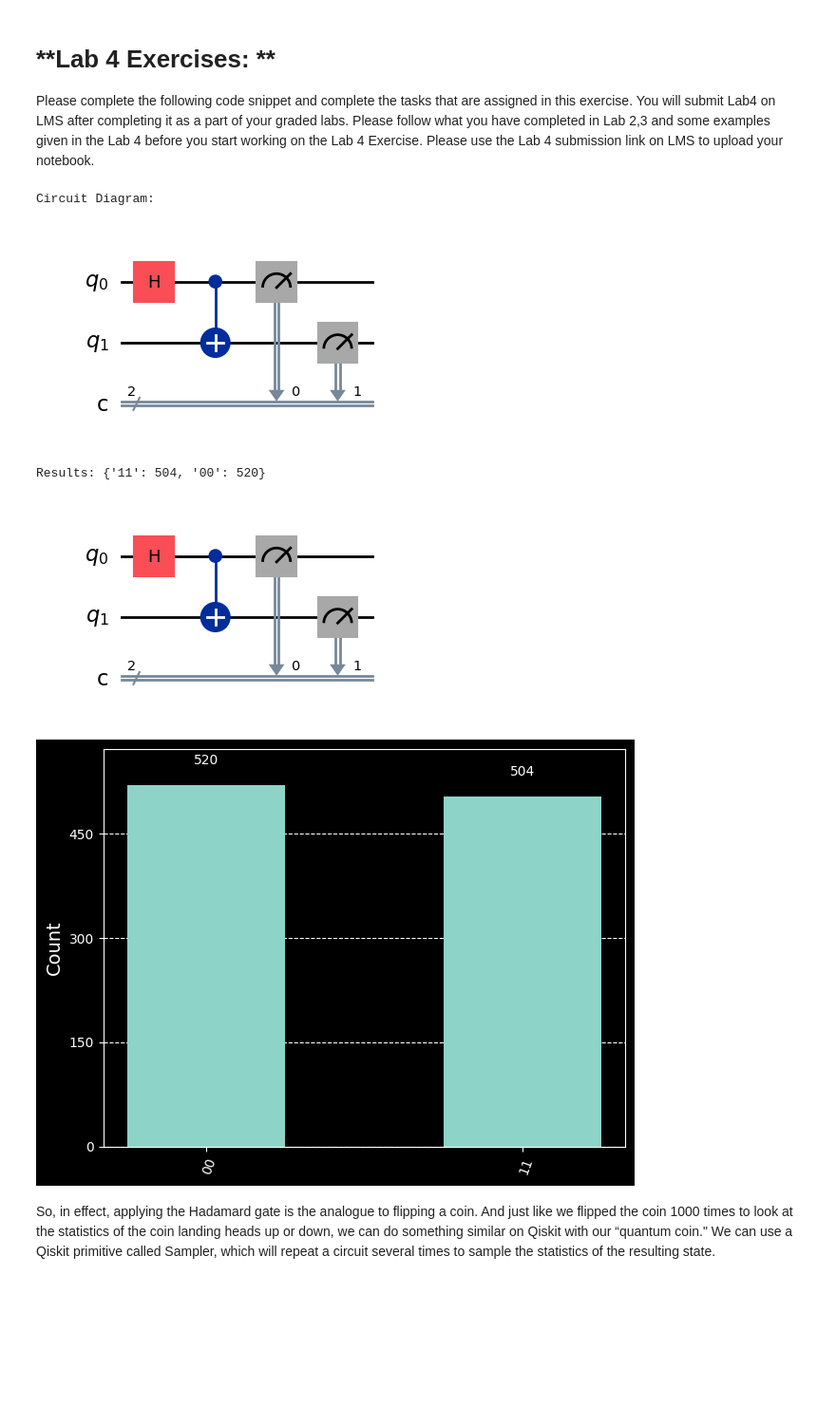
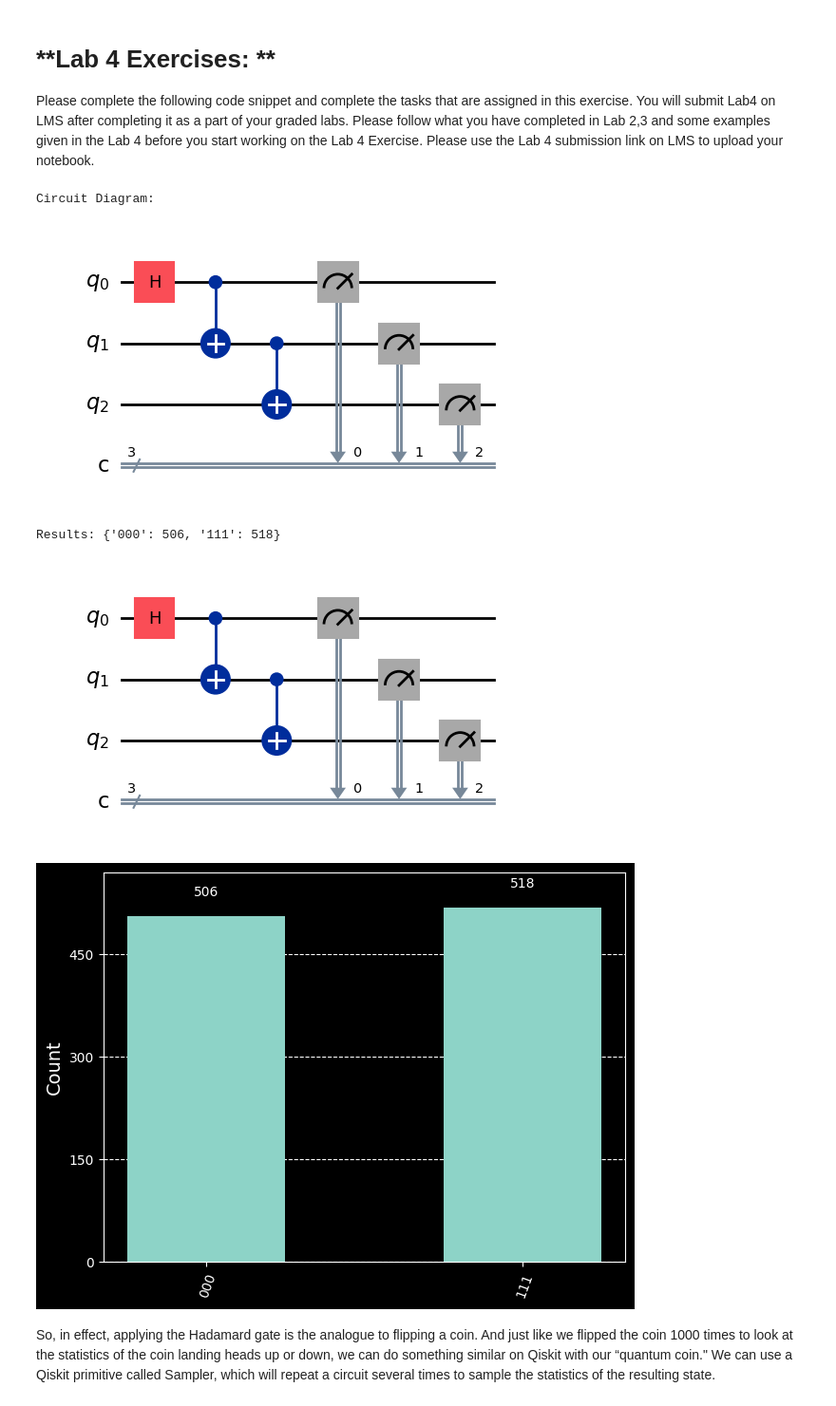
Before and after one commit to baileyfcross/AppliedQuantumLabs_BaileyCross, a Jupyter notebook: Applied_Quantum_Computing_Lab5.ipynb, the cells around one changed output. Shown at 95% size. Saved outputs shown, nothing was run; the diff lists cells and outputs as text; code cells hidden in the pictures; blank space fills up the shorter version.

```diff
--- a/Applied_Quantum_Computing_Lab5.ipynb
+++ b/Applied_Quantum_Computing_Lab5.ipynb
@@ -395,40 +402,40 @@ from qiskit.visualization import plot_histogram
 import matplotlib.pyplot as plt
 
 # --- STUDENT TASK: MODIFY THE LINES BELOW ---
 
 # Step A: Change this to 3 qubits and 3 classical bits
-qc = QuantumCircuit(2, 2)
+qc = QuantumCircuit(3, 3)
 
 # Step B: Keep the Hadamard on qubit 0
 qc.h(0)
 
 # Step C: Keep the first entanglement (0 to 1)
 qc.cx(0, 1)
 
 # Step D: ADD A NEW LINE HERE to entangle qubit 1 to qubit 2
 # Hint: Use a CX gate with 1 as control and 2 as target
-
+qc.cx(1, 2)
 # Step E: Change this to measure all 3 qubits [0,1,2] into bits [0,1,2]
-qc.measure([0, 1], [0, 1])
+qc.measure([0, 1, 2], [0, 1, 2])
 
 # --- --- ---------------------------
 
 # Execution code (Leave as is)
 print("Circuit Diagram:")
 display(qc.draw(output='mpl'))
 
 sim = Aer.get_backend('qasm_simulator')
 result = sim.run(transpile(qc, sim), shots=1024).result()
 counts = result.get_counts()
 print("\nResults:", counts)
 plot_histogram(counts)
 plt.show()
 # %% [output]
 Circuit Diagram:
-[figure, old version]
+[figure, new version]
-Results: {'11': 504, '00': 520}
+Results: {'000': 506, '111': 518}
-[figure, old version]
+[figure, new version]
-[figure, old version]
+[figure, new version]
 # %% [markdown]
 So, in effect, applying the Hadamard gate is the analogue to flipping a coin. And just like we flipped the coin 1000 times to look at the statistics of the coin landing heads up or down, we can do something similar on Qiskit with our “quantum coin." We can use a Qiskit primitive called Sampler, which will repeat a circuit several times to sample the statistics of the resulting state.
 # %% [markdown]
```
Also changed, not shown: parts of 10 cells of this notebook, 1 other file.
